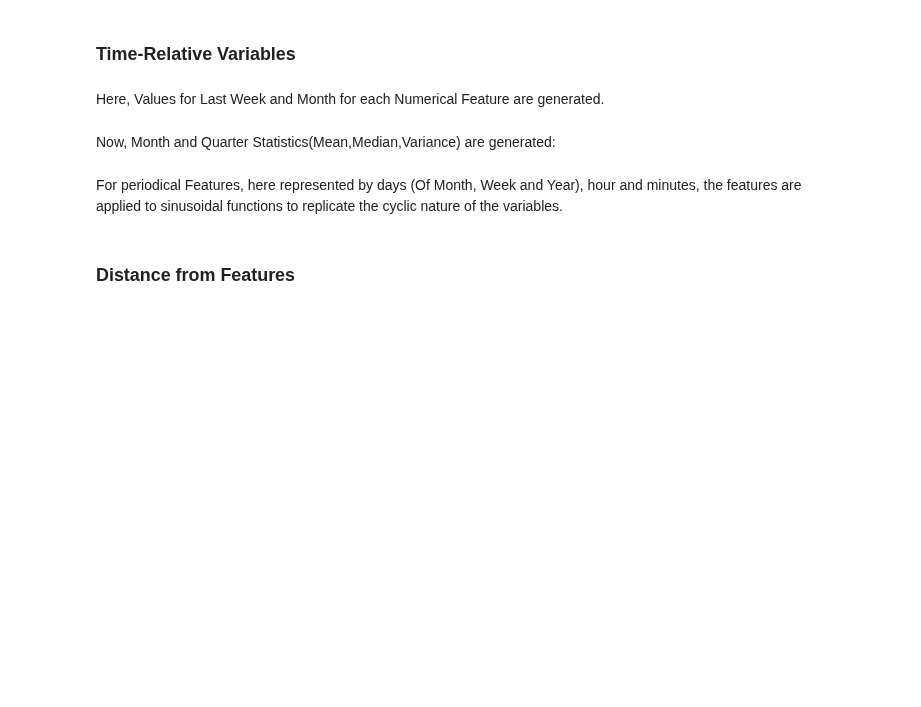
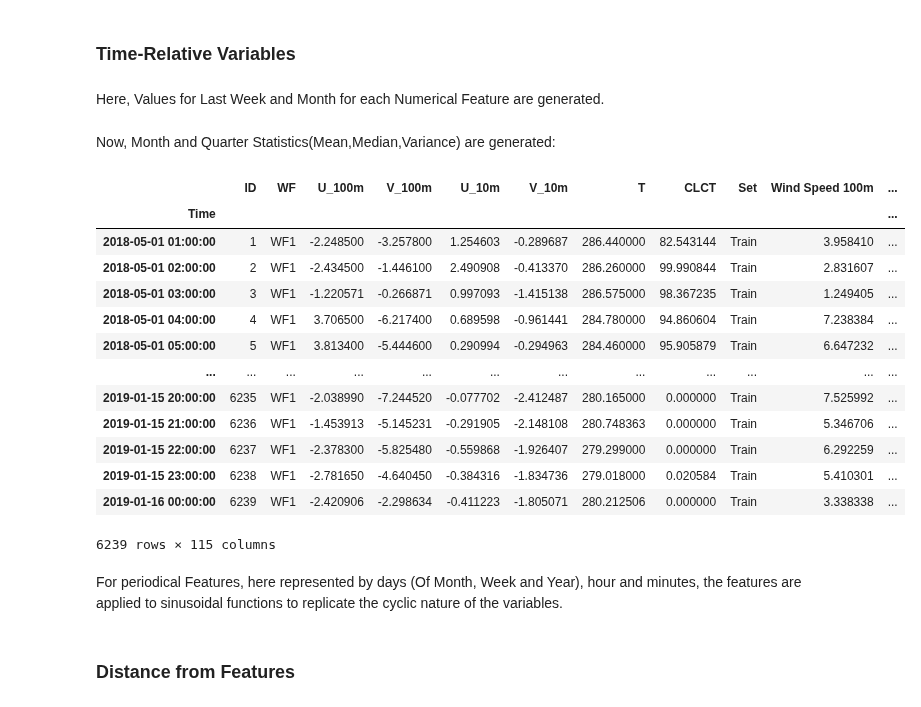
Before and after one commit to andre-la-machado/cnr, a Jupyter notebook: feature_engineering_I.ipynb, the cells around one changed output. Saved outputs shown, nothing was run; the diff lists cells and outputs as text; code cells hidden in the pictures; blank space fills up the shorter version.

```diff
--- a/feature_engineering_I.ipynb
+++ b/feature_engineering_I.ipynb
@@ -127,6 +127,23 @@ feature_data = feature_data.merge(median_quarter,on='Quarter_Number',how='left')
 feature_data = feature_data.merge(variance_quarter,on='Quarter_Number',how='left')
 # %%
 feature_data.index = data.index
+# %%
+feature_data = feature_data.drop(['Month_Number','Quarter_Number'],axis=1)
+# %% [output]
+|  | ID | WF | U_100m | V_100m | U_10m | V_10m | T | CLCT | Set | Wind Speed 100m | ... |
+| Time |  |  |  |  |  |  |  |  |  |  | ... |
+| 2018-05-01 01:00:00 | 1 | WF1 | -2.248500 | -3.257800 | 1.254603 | -0.289687 | 286.440000 | 82.543144 | Train | 3.958410 | ... |
+| 2018-05-01 02:00:00 | 2 | WF1 | -2.434500 | -1.446100 | 2.490908 | -0.413370 | 286.260000 | 99.990844 | Train | 2.831607 | ... |
+| 2018-05-01 03:00:00 | 3 | WF1 | -1.220571 | -0.266871 | 0.997093 | -1.415138 | 286.575000 | 98.367235 | Train | 1.249405 | ... |
+| 2018-05-01 04:00:00 | 4 | WF1 | 3.706500 | -6.217400 | 0.689598 | -0.961441 | 284.780000 | 94.860604 | Train | 7.238384 | ... |
+| 2018-05-01 05:00:00 | 5 | WF1 | 3.813400 | -5.444600 | 0.290994 | -0.294963 | 284.460000 | 95.905879 | Train | 6.647232 | ... |
+| ... | ... | ... | ... | ... | ... | ... | ... | ... | ... | ... | ... |
+| 2019-01-15 20:00:00 | 6235 | WF1 | -2.038990 | -7.244520 | -0.077702 | -2.412487 | 280.165000 | 0.000000 | Train | 7.525992 | ... |
+| 2019-01-15 21:00:00 | 6236 | WF1 | -1.453913 | -5.145231 | -0.291905 | -2.148108 | 280.748363 | 0.000000 | Train | 5.346706 | ... |
+| 2019-01-15 22:00:00 | 6237 | WF1 | -2.378300 | -5.825480 | -0.559868 | -1.926407 | 279.299000 | 0.000000 | Train | 6.292259 | ... |
+| 2019-01-15 23:00:00 | 6238 | WF1 | -2.781650 | -4.640450 | -0.384316 | -1.834736 | 279.018000 | 0.020584 | Train | 5.410301 | ... |
+| 2019-01-16 00:00:00 | 6239 | WF1 | -2.420906 | -2.298634 | -0.411223 | -1.805071 | 280.212506 | 0.000000 | Train | 3.338338 | ... |
+6239 rows × 115 columns
 # %% [markdown]
 For periodical Features, here represented by days (Of Month, Week and Year), hour and minutes, the features are applied to sinusoidal functions to replicate the cyclic nature of the variables.
 # %%
```
Also changed, not shown: parts of 4 cells of this notebook, 3 other files.
